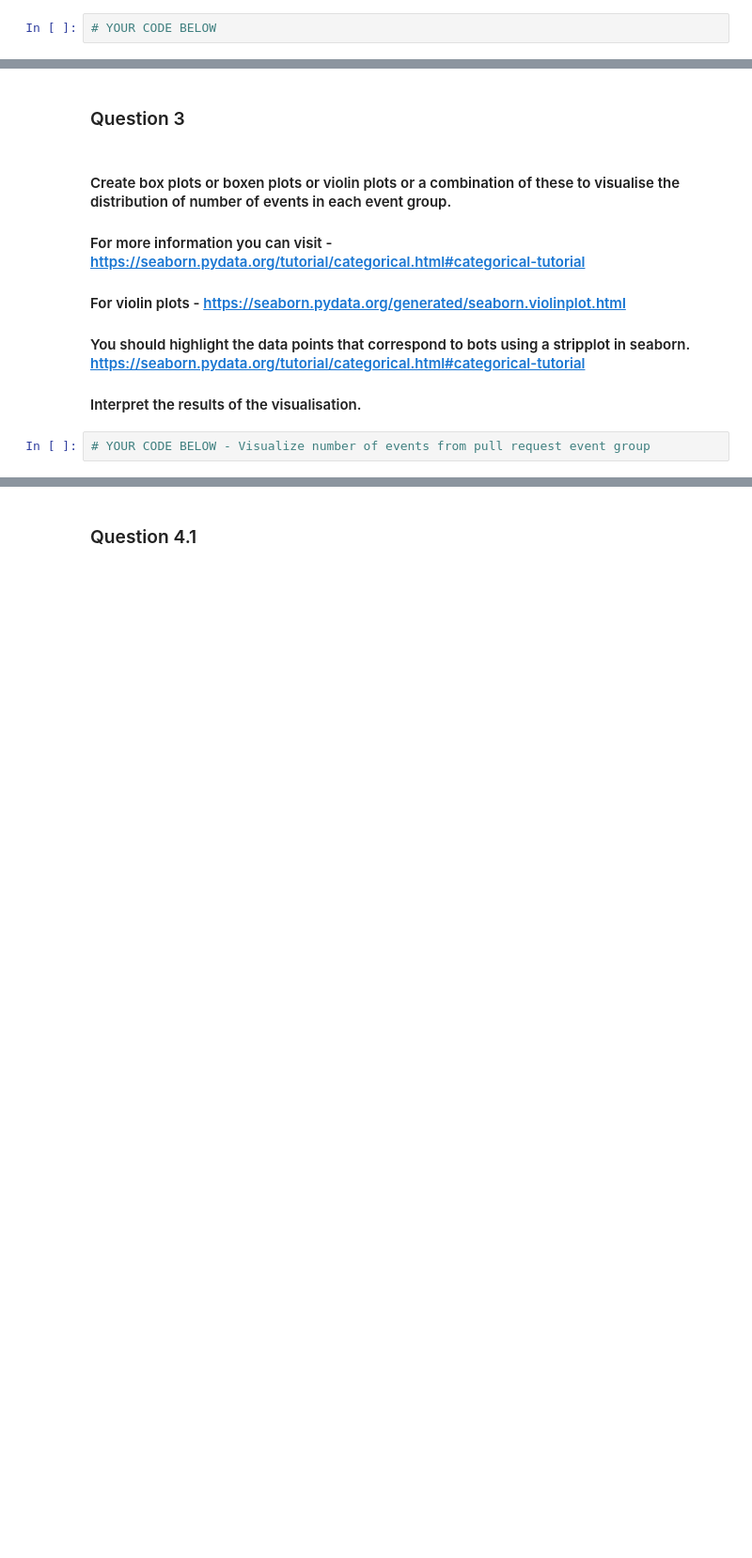
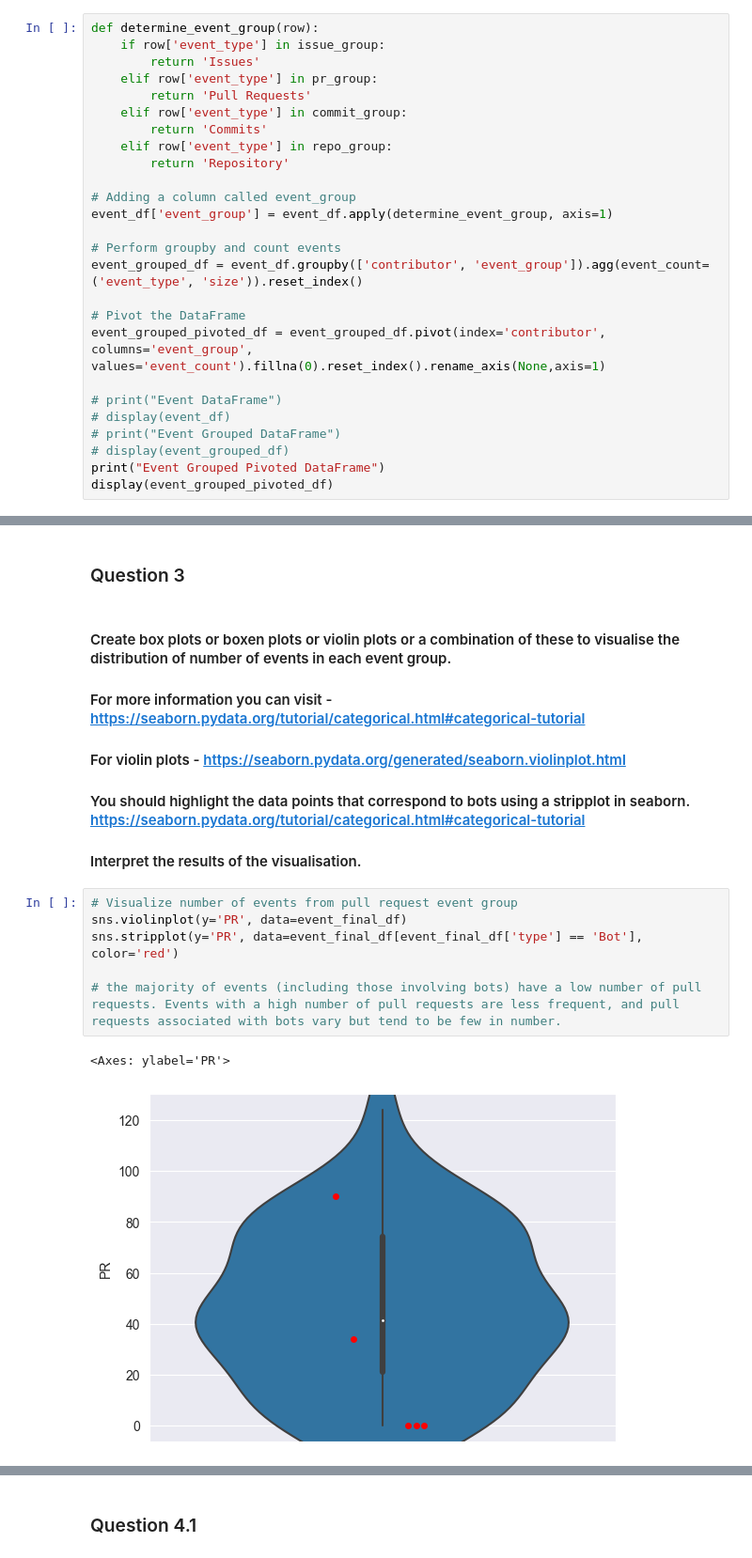
Before and after one commit to RomeoXXIV/Software_Evolution_TP3_2024, a Jupyter notebook: TP3_template.ipynb, the cells around one changed output, grey strips where cells are left out. Shown at 94% size. Saved outputs shown, nothing was run; the diff lists cells and outputs as text; blank space fills up the shorter version.

```diff
--- a/TP3_template.ipynb
+++ b/TP3_template.ipynb
@@ -441,4 +506,28 @@ pr_group = ['PullRequestEvent', 'PullRequestReviewCommentEvent']
 commit_group = ['CommitCommentEvent', 'PushEvent']
 repo_group = ['CreateEvent', 'DeleteEvent', 'ForkEvent', 'GollumEvent', 'MemberEvent', 'PublicEvent', 'ReleaseEvent', 'SponsorshipEvent', 'WatchEvent']
 # %%
-# YOUR CODE BELOW
+def determine_event_group(row):
+    if row['event_type'] in issue_group:
+        return 'Issues'
+    elif row['event_type'] in pr_group:
+        return 'Pull Requests'
+    elif row['event_type'] in commit_group:
+        return 'Commits'
+    elif row['event_type'] in repo_group:
+        return 'Repository'
+
+# Adding a column called event_group
+event_df['event_group'] = event_df.apply(determine_event_group, axis=1)
+
+# Perform groupby and count events
+event_grouped_df = event_df.groupby(['contributor', 'event_group']).agg(event_count=('event_type', 'size')).reset_index()
+
+# Pivot the DataFrame
+event_grouped_pivoted_df = event_grouped_df.pivot(index='contributor', columns='event_group', values='event_count').fillna(0).reset_index().rename_axis(None,axis=1)
+
+# print("Event DataFrame")
+# display(event_df)
+# print("Event Grouped DataFrame")
+# display(event_grouped_df)
+print("Event Grouped Pivoted DataFrame")
+display(event_grouped_pivoted_df)
@@ -532,6 +649,13 @@ df_medians.pivot(index='type', columns='event_group', values='median')#.reset_in
 #### You should highlight the data points that correspond to bots using a stripplot in seaborn. https://seaborn.pydata.org/tutorial/categorical.html#categorical-tutorial
 #### Interpret the results of the visualisation.
 # %%
-# YOUR CODE BELOW - Visualize number of events from pull request event group
+# Visualize number of events from pull request event group
+sns.violinplot(y='PR', data=event_final_df)
+sns.stripplot(y='PR', data=event_final_df[event_final_df['type'] == 'Bot'], color='red')
+
+# the majority of events (including those involving bots) have a low number of pull requests. Events with a high number of pull requests are less frequent, and pull requests associated with bots vary but tend to be few in number.
+# %% [output]
+<Axes: ylabel='PR'>
+[figure, added]
 # %%
 # YOUR CODE BELOW - Visualise number of events from issue event group
```
Also changed, not shown: parts of 29 cells of this notebook, 2 other files.
